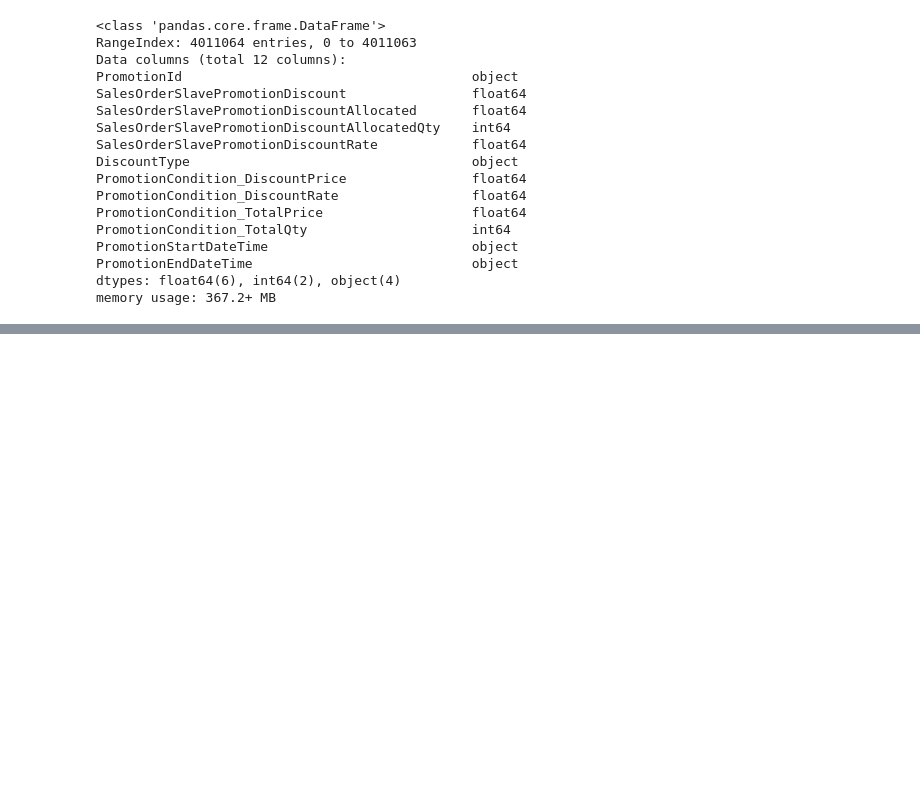
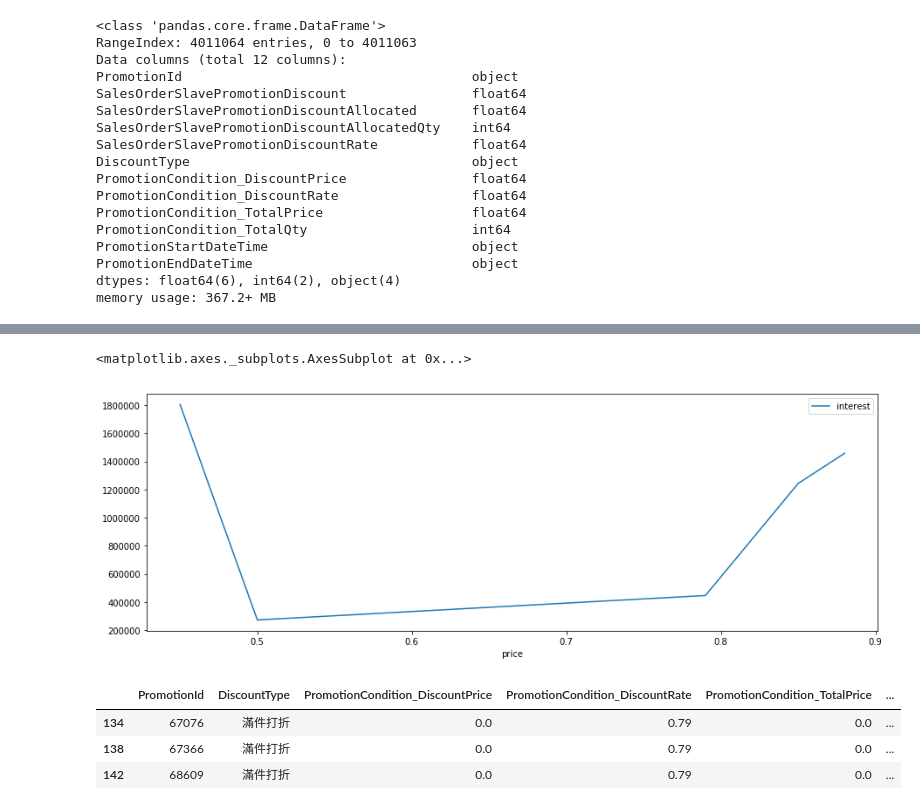
Before and after one commit to KungRayHo/python_project, a Jupyter notebook: [python] FinalProject/FinalProject2.ipynb, the cells around one changed output, grey strips where cells are left out. Saved outputs shown, nothing was run; the diff lists cells and outputs as text; code cells hidden in the pictures; blank space fills up the shorter version.

```diff
--- a/[python] FinalProject/FinalProject2.ipynb
+++ b/[python] FinalProject/FinalProject2.ipynb
@@ -412,0 +661,2 @@ clf.fit([[getattr(t, 'x%d' % i) for i in range(1, 8)] for t in texts],
+# %%
+temp=tempPan[tempPan.index>=promotionData['PromotionStartDateTime'][49]]
@@ -412,0 +783,20 @@ clf.fit([[getattr(t, 'x%d' % i) for i in range(1, 8)] for t in texts],
+# %%
+DiscountType2=promotionDataInteresting[promotionDataInteresting["DiscountType"]=="滿件打折"]
+DiscountType2=DiscountType2[DiscountType2["PromotionCondition_DiscountRate"]!=0]
+DiscountType2=DiscountType2[DiscountType2["PromotionCondition_TotalQty"]==2]
+caculateList=Caculate(DiscountType2["PromotionCondition_DiscountRate"],DiscountType2["Interest per day"])
+tempDic={"price":caculateList[0],"interest":caculateList[1]}
+tempPan=pd.DataFrame(tempDic)
+tempPan=tempPan.sort_values(by="price")
+tempPan=tempPan.set_index("price")
+tempPan.plot(figsize=(15,5))
+# %% [output]
+<matplotlib.axes._subplots.AxesSubplot at 0x...>
+[figure, added]
+# %%
+DiscountType2[DiscountType2["PromotionCondition_TotalQty"]!=2]
+# %% [output]
+|  | PromotionId | DiscountType | PromotionCondition_DiscountPrice | PromotionCondition_DiscountRate | PromotionCondition_TotalPrice | ... |
+| 134 | 67076 | 滿件打折 | 0.0 | 0.79 | 0.0 | ... |
+| 138 | 67366 | 滿件打折 | 0.0 | 0.79 | 0.0 | ... |
+| 142 | 68609 | 滿件打折 | 0.0 | 0.79 | 0.0 | ... |
```
Also changed, not shown: parts of 111 cells of this notebook.
